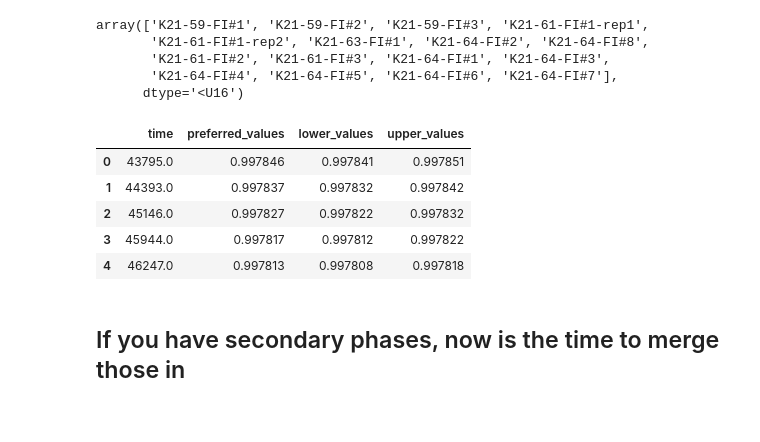
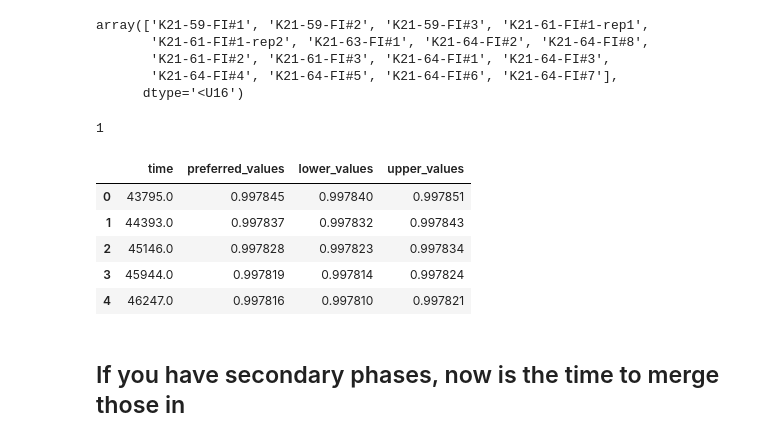
Before and after one commit to PennyWieser/DiadFit, a Jupyter notebook: docs/Examples/Example1b_CO2_Fluid_Inclusions/Step4_Stitch_Outputs_Together.ipynb, the cells around one changed output. Drawn from its saved outputs; the diff is of its cells as text; code cells hidden in the pictures.

```diff
--- a/docs/Examples/Example1b_CO2_Fluid_Inclusions/Step4_Stitch_Outputs_Together.ipynb
+++ b/docs/Examples/Example1b_CO2_Fluid_Inclusions/Step4_Stitch_Outputs_Together.ipynb
@@ -136,15 +136,16 @@ with open(file_pkl, 'rb') as file_handle:
     my_loaded_model = pickle.load(file_handle)
 # %%
 Ne_corr=pf.calculate_Ne_corr_std_err_values(pickle_str='polyfit_data.pkl',
-    new_x=df_combo['sec since midnight'], N_poly=2, CI=0.67)
+    new_x=df_combo['sec since midnight'], CI=0.67)
 Ne_corr.head()
 # %% [output]
+1
 |  | time | preferred_values | lower_values | upper_values |
-| 0 | 43795.0 | 0.997846 | 0.997841 | 0.997851 |
-| 1 | 44393.0 | 0.997837 | 0.997832 | 0.997842 |
-| 2 | 45146.0 | 0.997827 | 0.997822 | 0.997832 |
-| 3 | 45944.0 | 0.997817 | 0.997812 | 0.997822 |
-| 4 | 46247.0 | 0.997813 | 0.997808 | 0.997818 |
+| 0 | 43795.0 | 0.997845 | 0.997840 | 0.997851 |
+| 1 | 44393.0 | 0.997837 | 0.997832 | 0.997843 |
+| 2 | 45146.0 | 0.997828 | 0.997823 | 0.997834 |
+| 3 | 45944.0 | 0.997819 | 0.997814 | 0.997824 |
+| 4 | 46247.0 | 0.997816 | 0.997810 | 0.997821 |
 # %%
 
 split_err=pf.propagate_errors_for_splitting(Ne_corr, df_combo)
```
Also changed, not shown: parts of 2 cells of this notebook, 9 other files.
